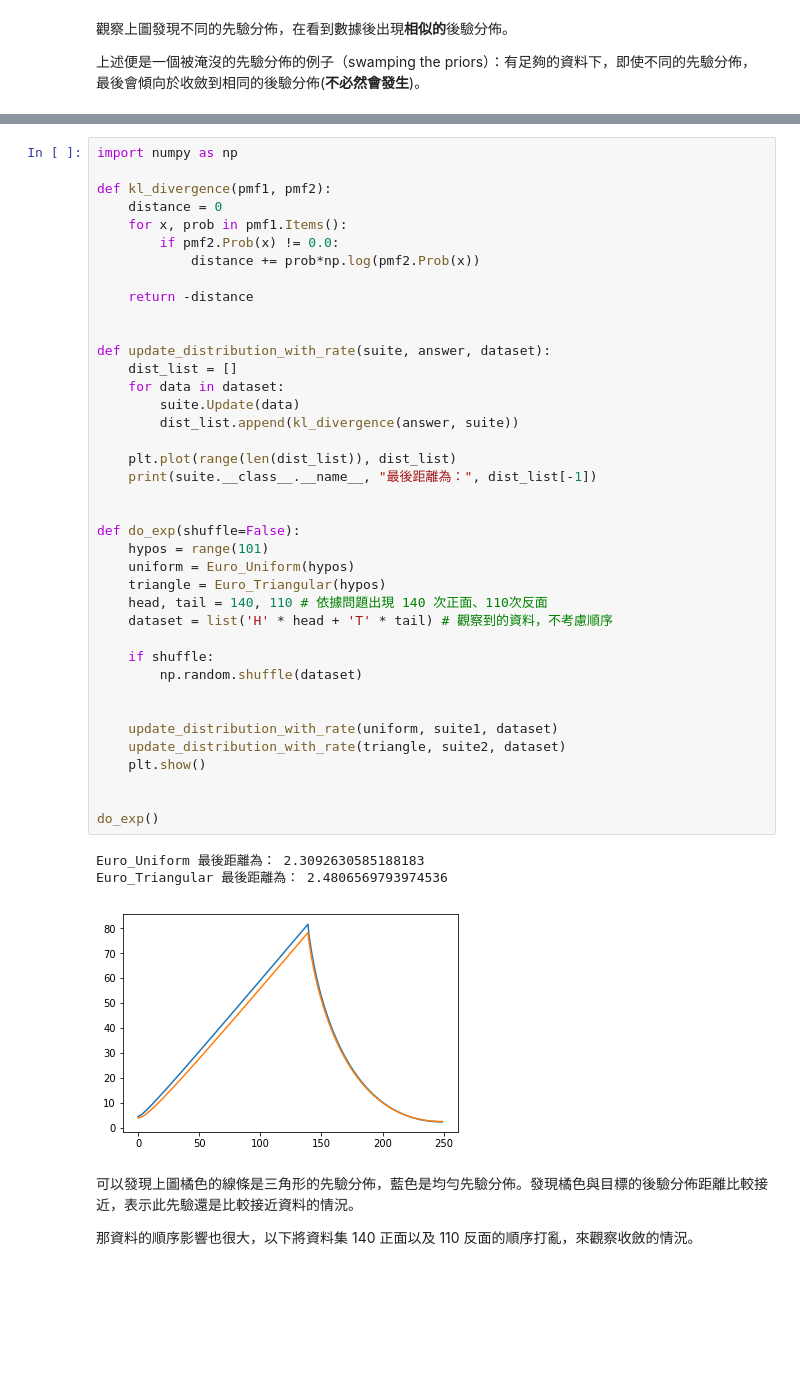
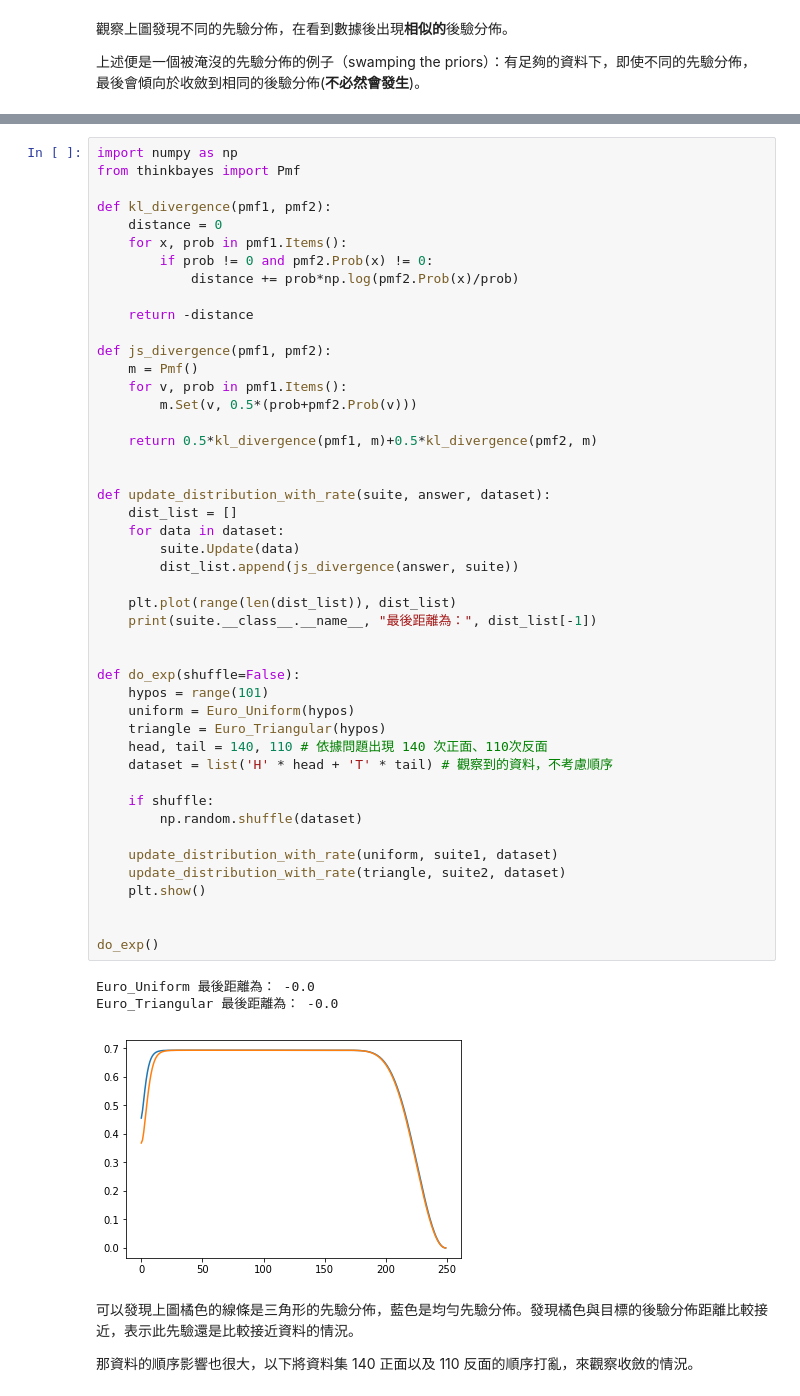
Before and after one commit to 18fanfan/mandarin_think_bayes, a Jupyter notebook: chapter_4.3.ipynb, the cells around one changed output, grey strips where cells are left out. Drawn from its saved outputs; the diff is of its cells as text; blank space fills up the shorter version.

Commit message:
[chapter 4.3] fix kl-divergence equation and using js-divergence instead

```diff
--- a/chapter_4.3.ipynb
+++ b/chapter_4.3.ipynb
@@ -89,46 +89,53 @@ print("橘色後驗分佈平均值：", suite2.Mean())
 # %%
 import numpy as np
+from thinkbayes import Pmf
 
 def kl_divergence(pmf1, pmf2):
     distance = 0
     for x, prob in pmf1.Items():
-        if pmf2.Prob(x) != 0.0:
-            distance += prob*np.log(pmf2.Prob(x))
+        if prob != 0 and pmf2.Prob(x) != 0:
+            distance += prob*np.log(pmf2.Prob(x)/prob)
 
     return -distance
+
+def js_divergence(pmf1, pmf2):
+    m = Pmf()
+    for v, prob in pmf1.Items():
+        m.Set(v, 0.5*(prob+pmf2.Prob(v)))
+
+    return 0.5*kl_divergence(pmf1, m)+0.5*kl_divergence(pmf2, m)
 
 
 def update_distribution_with_rate(suite, answer, dataset):
     dist_list = []
     for data in dataset:
         suite.Update(data)
-        dist_list.append(kl_divergence(answer, suite))
+        dist_list.append(js_divergence(answer, suite))
 
     plt.plot(range(len(dist_list)), dist_list)
     print(suite.__class__.__name__, "最後距離為：", dist_list[-1])
 
 
 def do_exp(shuffle=False):
     hypos = range(101)
     uniform = Euro_Uniform(hypos)
     triangle = Euro_Triangular(hypos)
     head, tail = 140, 110 # 依據問題出現 140 次正面、110次反面
     dataset = list('H' * head + 'T' * tail) # 觀察到的資料，不考慮順序
 
     if shuffle:
         np.random.shuffle(dataset)
 
-
     update_distribution_with_rate(uniform, suite1, dataset)
     update_distribution_with_rate(triangle, suite2, dataset)
     plt.show()
 
 
 do_exp()
 # %% [output]
-Euro_Uniform 最後距離為： 2.3092630585188183
-Euro_Triangular 最後距離為： 2.4806569793974536
+Euro_Uniform 最後距離為： -0.0
+Euro_Triangular 最後距離為： -0.0
-[figure, old version]
+[figure, new version]
 # %% [markdown]
 可以發現上圖橘色的線條是三角形的先驗分佈，藍色是均勻先驗分佈。發現橘色與目標的後驗分佈距離比較接近，表示此先驗還是比較接近資料的情況。
 
```
Also changed, not shown: parts of 3 cells of this notebook.
